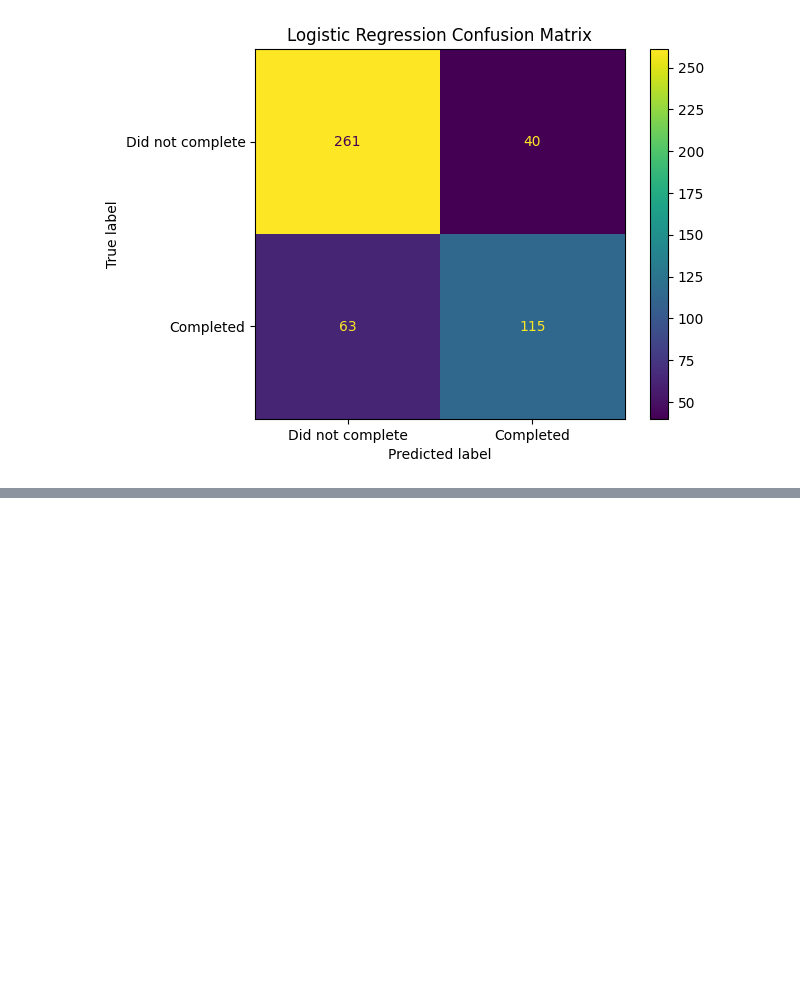
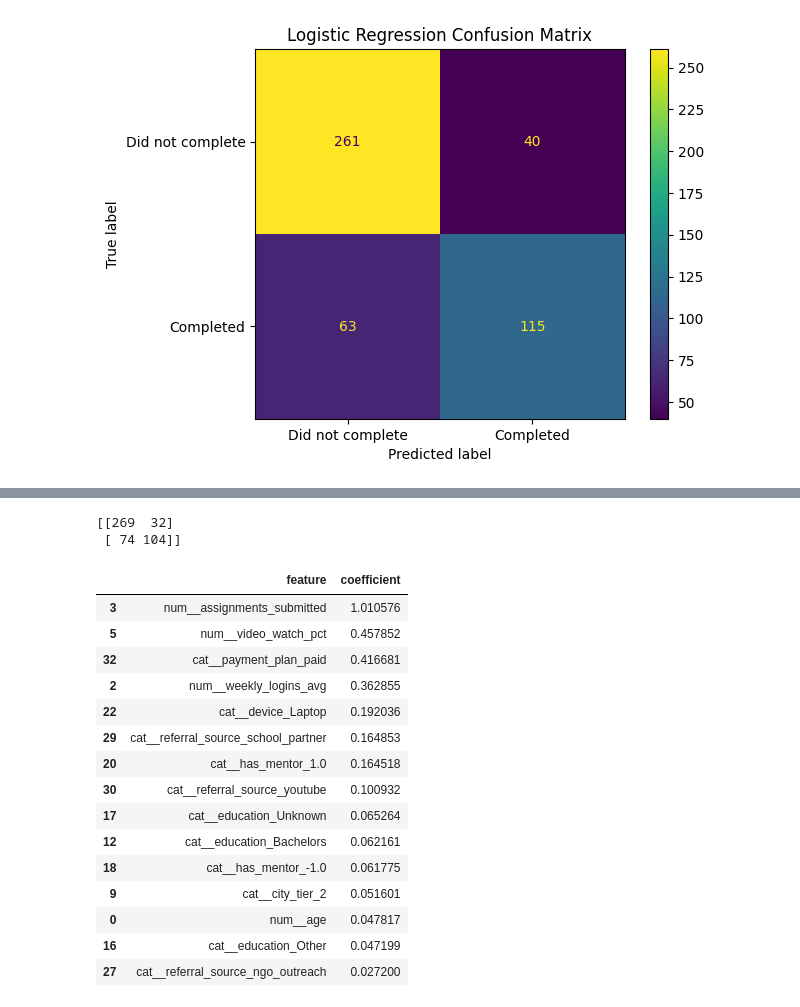
Before and after one commit to Prototype361/Course-completion-predictor, a Jupyter notebook: Notebooks/ML_Assignment.ipynb, the cells around one changed output, grey strips where cells are left out. Cells and saved outputs as stored; diff of their text form; code cells hidden in the pictures; blank space fills up the shorter version.

Commit message:
Compare classification models and analyze features

```diff
--- a/Notebooks/ML_Assignment.ipynb
+++ b/Notebooks/ML_Assignment.ipynb
@@ -2290,0 +2444,40 @@ plt.show()
+# %%
+print(confusion_matrix(y_test, rf_pred))
+# %% [output]
+[[269  32]
+ [ 74 104]]
+# %%
+feature_names = model_pipeline.named_steps[
+    "preprocessor"
+].get_feature_names_out()
+
+coefficients = model_pipeline.named_steps[
+    "model"
+].coef_[0]
+
+coef_df = pd.DataFrame({
+    "feature": feature_names,
+    "coefficient": coefficients
+})
+
+coef_df.sort_values(
+    "coefficient",
+    ascending=False
+).head(15)
+# %% [output]
+|  | feature | coefficient |
+| 3 | num__assignments_submitted | 1.010576 |
+| 5 | num__video_watch_pct | 0.457852 |
+| 32 | cat__payment_plan_paid | 0.416681 |
+| 2 | num__weekly_logins_avg | 0.362855 |
+| 22 | cat__device_Laptop | 0.192036 |
+| 29 | cat__referral_source_school_partner | 0.164853 |
+| 20 | cat__has_mentor_1.0 | 0.164518 |
+| 30 | cat__referral_source_youtube | 0.100932 |
+| 17 | cat__education_Unknown | 0.065264 |
+| 12 | cat__education_Bachelors | 0.062161 |
+| 18 | cat__has_mentor_-1.0 | 0.061775 |
+| 9 | cat__city_tier_2 | 0.051601 |
+| 0 | num__age | 0.047817 |
+| 16 | cat__education_Other | 0.047199 |
+| 27 | cat__referral_source_ngo_outreach | 0.027200 |
```
Also changed, not shown: parts of 27 cells of this notebook, 1 other file.
